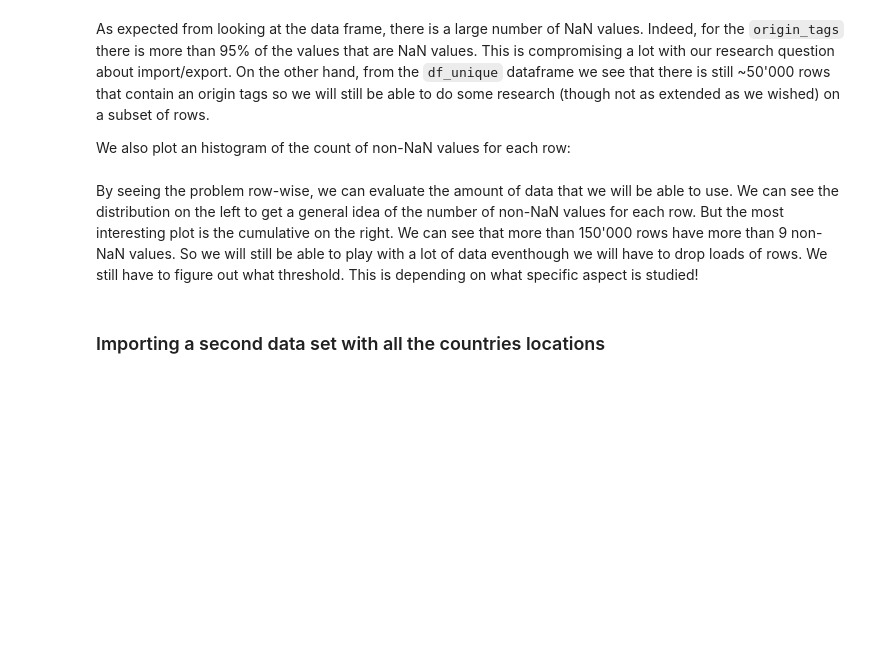
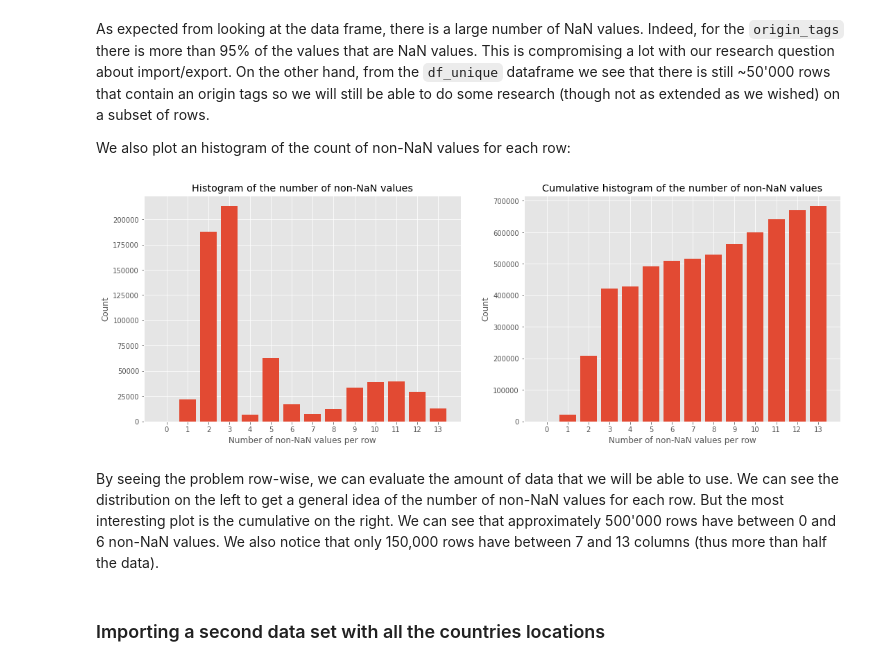
Before and after one commit to AhmedAhres/whats-on-my-plate, a Jupyter notebook: Main-Notebook.ipynb, the cells around one changed output. Drawn from its saved outputs; the diff is of its cells as text; code cells hidden in the pictures; blank space fills up the shorter version.

```diff
--- a/Main-Notebook.ipynb
+++ b/Main-Notebook.ipynb
@@ -127,6 +150,9 @@ columns_to_drop_2 = [
     'cities', # Contains only NaN values and not really intresting for our research questions
     'cities_tags', # Contains only NaN values and not really intresting for our research questions
     'countries', # Seem to contain useless duplicated values (France, en:FR, en:france,...)
+    'additives_n', # Not relevant for our research
+    'additives_tags', # Not relevant for our research
+    'nutrition_grade_uk', # Only NaN values
     'countries_en', # The countries_tags column gives a more stable result
     'ingredients_text', # too hard to deal with and not really intresting after seeing the values
     'additives', # Not needed for our research question, only the number of additives can be interesting
@@ -229,27 +288,29 @@ We also plot an histogram of the count of non-NaN values for each row:
 # %%
 # Plotting
 plt.figure(figsize=(18,6))
 plt.subplot(121)
 plt.hist(general_info.transpose().count(),
          bins = np.arange(general_info.shape[1]+2)-0.5,
          rwidth = 0.8)
 plt.xticks(range(general_info.shape[1]+1))
 plt.title("Histogram of the number of non-NaN values")
-plt.xlabel("Number of non-NaN values")
+plt.xlabel("Number of non-NaN values per row")
 plt.ylabel("Count")
 
 plt.subplot(122)
 plt.hist(general_info.transpose().count(),
          bins = np.arange(general_info.shape[1]+2)-0.5,
          cumulative=True,
          rwidth = 0.8)
 plt.xticks(range(general_info.shape[1]+1))
 plt.title("Cumulative histogram of the number of non-NaN values")
-plt.xlabel("Number of non-NaN values")
+plt.xlabel("Number of non-NaN values per row")
 plt.ylabel("Count")
 plt.show()
+# %% [output]
+[figure, added]
 # %% [markdown]
-By seeing the problem row-wise, we can evaluate the amount of data that we will be able to use. We can see the distribution on the left to get a general idea of the number of non-NaN values for each row. But the most interesting plot is the cumulative on the right. We can see that more than 150'000 rows have more than 9 non-NaN values. So we will still be able to play with a lot of data eventhough we will have to drop loads of rows. We still have to figure out what threshold. This is depending on what specific aspect is studied!
+By seeing the problem row-wise, we can evaluate the amount of data that we will be able to use. We can see the distribution on the left to get a general idea of the number of non-NaN values for each row. But the most interesting plot is the cumulative on the right. We can see that approximately 500'000 rows have between 0 and 6 non-NaN values. We also notice that only 150,000 rows have between 7 and 13 columns (thus more than half the data).
 # %% [markdown]
 ### Importing a second data set with all the countries locations
 # %%
```
Also changed, not shown: parts of 55 cells of this notebook, 1 other file.
